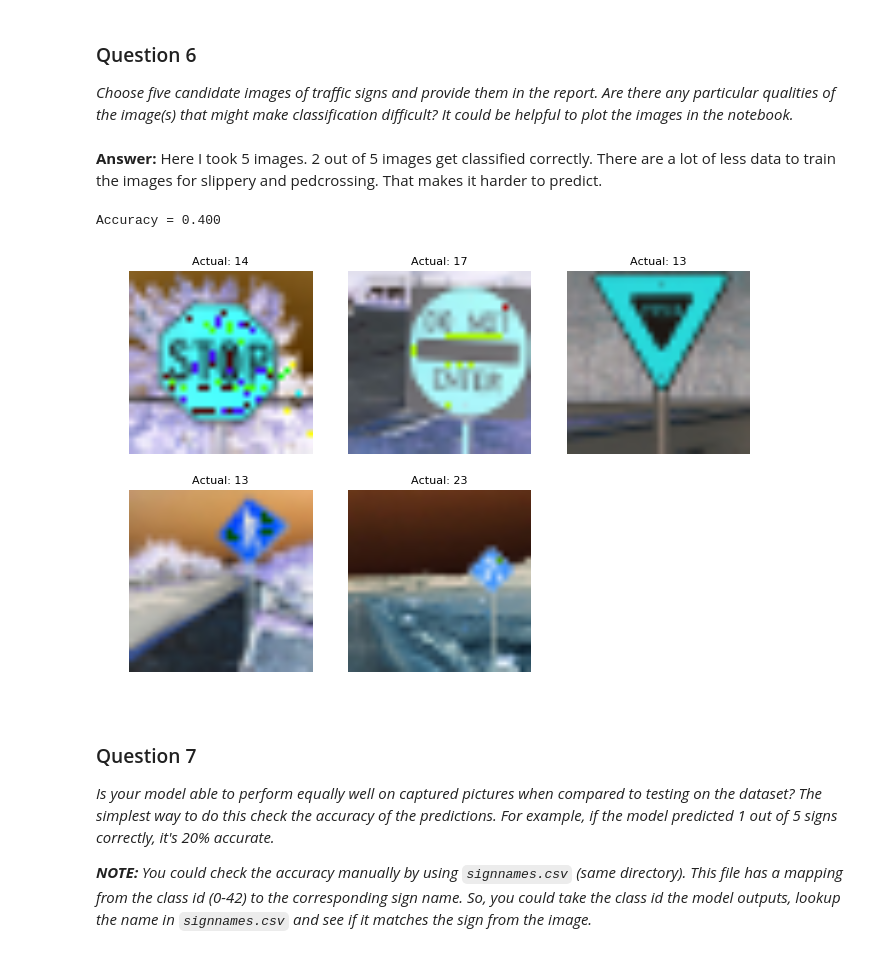
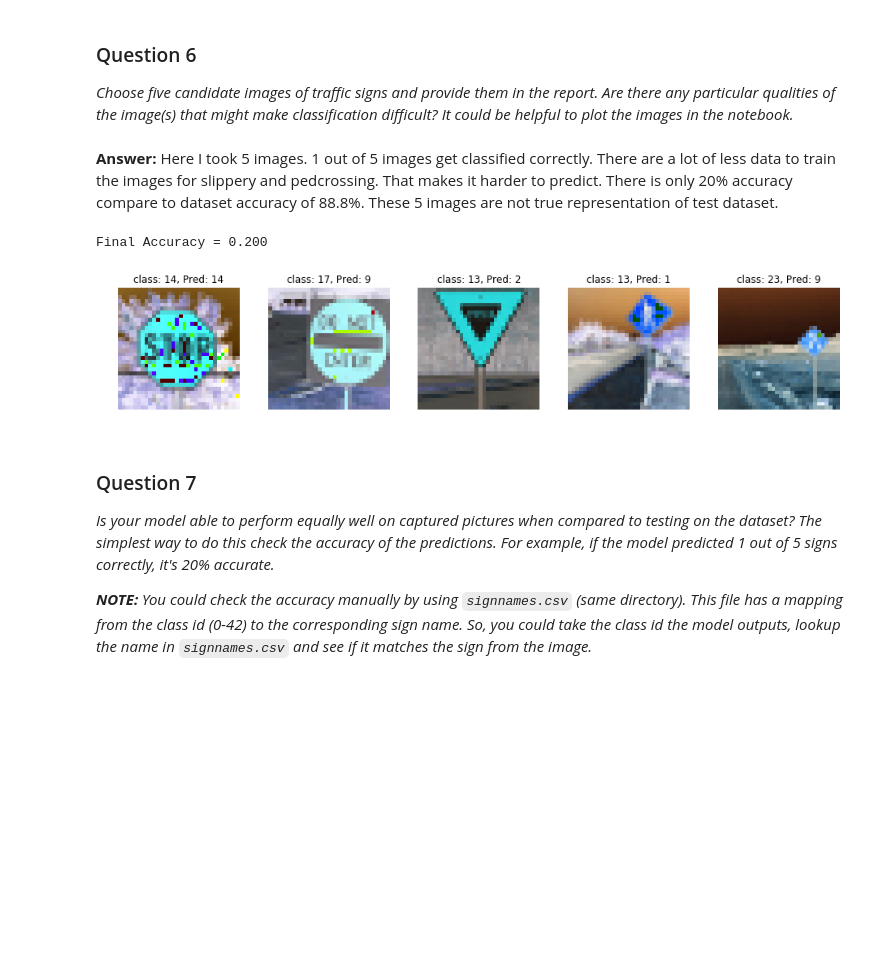
Before and after one commit to saurabhwl/CarND-Traffic-Sign-Classifier-Project, a Jupyter notebook: Traffic_Sign_Classifier.ipynb, the cells around one changed output. Drawn from its saved outputs; the diff is of its cells as text; code cells hidden in the pictures; blank space fills up the shorter version.

```diff
--- a/Traffic_Sign_Classifier.ipynb
+++ b/Traffic_Sign_Classifier.ipynb
@@ -423,51 +431,61 @@ Test Accuracy = 0.855
 _Choose five candidate images of traffic signs and provide them in the report. Are there any particular qualities of the image(s) that might make classification difficult? It could be helpful to plot the images in the notebook._
 # %% [markdown]
 **Answer:**
-Here I took 5 images. 2 out of 5 images get classified correctly. There are a lot of less data to train the images for slippery and pedcrossing. That makes it harder to predict.
+Here I took 5 images. 1 out of 5 images get classified correctly. There are a lot of less data to train the images for slippery and pedcrossing. That makes it harder to predict.  There is only 20% accuracy compare to dataset accuracy of 88.8%. These 5 images are not true representation of test dataset.
 # %%
 ### Load the images and plot them here.
 ### Feel free to use as many code cells as needed.
 from PIL import Image
 
 def loadImage(name):
     img = Image.open('images/' + name)
     image_array = np.reshape(np.array(img, dtype=np.float32), (32,32,3))
     return image_array
 
 stopSignImg = loadImage('stop-sign1.jpg')
 stopSignLabel = 14
 
 doNotEnterImg = loadImage('do-not-enter1.jpg')
 noEntryLabel = 17
 
 yieldImg = loadImage('yield-sign1.jpg')
 yieldLabel = 13
 
 pedCrossingImg = loadImage('ped-crossing1.jpg')
 pedCrossingLabel = 27
 
 slipperyImg = loadImage('slippery1.jpg')
 slipperyLabel = 23
 
 
 X_test_images = np.array([stopSignImg, doNotEnterImg, yieldImg, pedCrossingImg, slipperyImg ])
 y_test_images = np.array([stopSignLabel, noEntryLabel, yieldLabel,yieldLabel, slipperyLabel ])
 
+
+predictions=[]
+softmax_probabilties = []
 with tf.Session() as sess:
+    sess.run(tf.global_variables_initializer())
     loader = tf.train.import_meta_graph('tsc_model.meta')
     loader.restore(sess, tf.train.latest_checkpoint('./'))
-    accuracy = evaluate(X_test_images, y_test_images)
-    print("Accuracy = {:.3f}".format(accuracy))
-    result = sess.run(correct_prediction, feed_dict={x: X_test_images, y: y_test_images, keep_prob: 1.})
-plt.figure(figsize=(8,8))
-for i in range(0,5):
-    plt.subplot(3,3,i+1)
-    plt.axis('off')
-    plt.title('Actual: {}'.format(y_test_images[i]),fontsize=8)
-    plt.imshow(X_test_images[i])
+    final_accuracy = evaluate(X_test_images, y_test_images)
+    print("Final Accuracy = {:.3f}".format(final_accuracy))
+    softmax_probabilties = sess.run(tf.nn.softmax(logits), feed_dict={x:X_test_images, y: y_test_images, keep_prob: 1.0})
+    #print(softmax_probabilties)
+    for i in range(0,5):
+        predict = np.argmax(softmax_probabilties[i])
+        predictions.append(predict)
+    plt.figure(figsize=(16, 16))
+    ii=1
+    for img,label in zip(X_test_images, y_test_images):
+        plt.subplot(5,5,ii)
+        plt.axis('off')
+        plt.title('class: {0}, Pred: {1}'.format(label, predictions[ii-1]))
+        plt.imshow(img)
+        ii = ii +1
 # %% [output]
-Accuracy = 0.400
+Final Accuracy = 0.200
-[figure, old version]
+[figure, new version]
 # %% [markdown]
 ### Question 7
 
```
Also changed, not shown: parts of 12 cells of this notebook, 1 other file.
